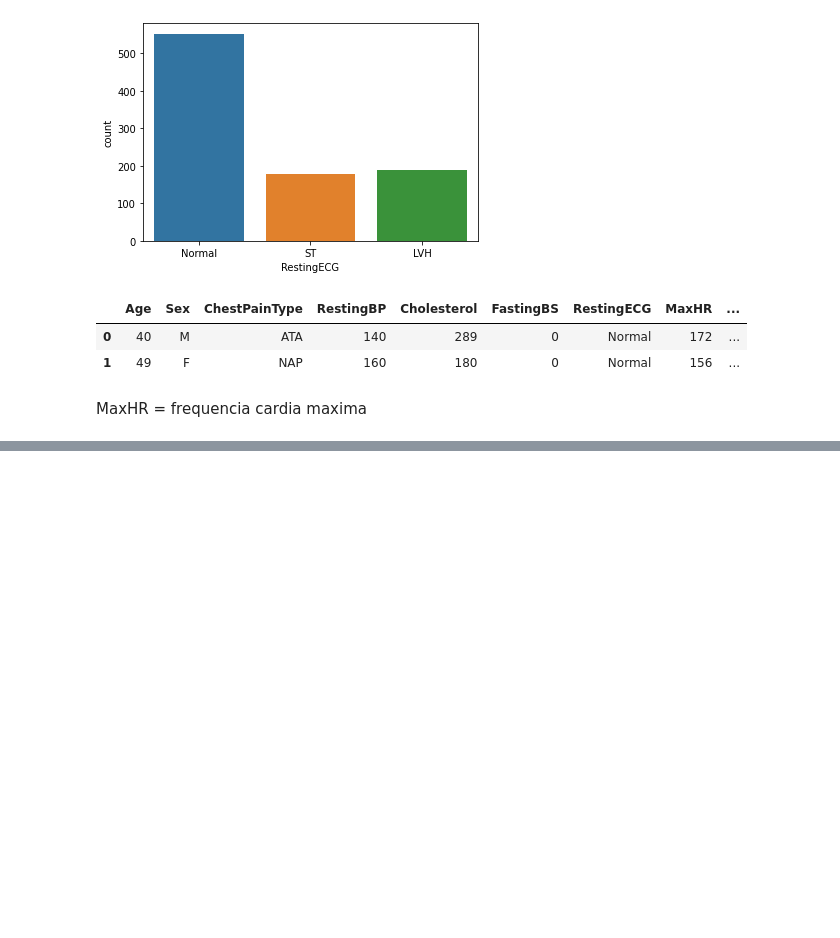
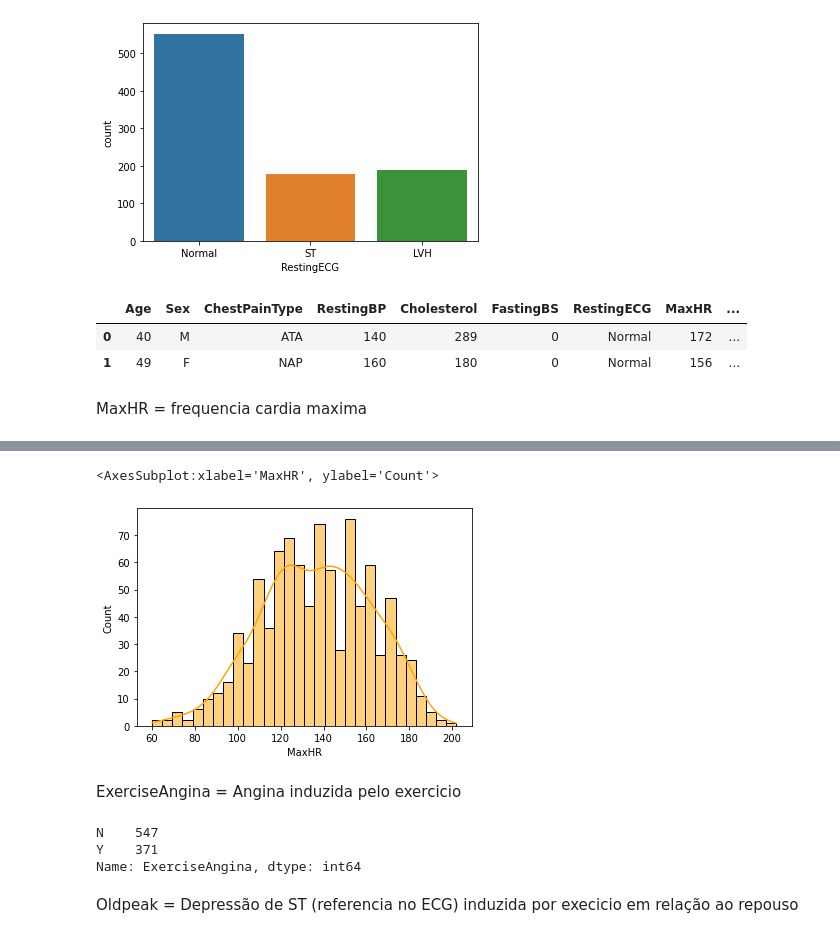
Before and after one commit to NityanandaBarbosa/Machine-Learning-Studies, a Jupyter notebook: supervised_learning_classification/exploring_analyzing_data.ipynb, the cells around one changed output, grey strips where cells are left out. Drawn from its saved outputs; the diff is of its cells as text; code cells hidden in the pictures; blank space fills up the shorter version.

```diff
--- a/supervised_learning_classification/exploring_analyzing_data.ipynb
+++ b/supervised_learning_classification/exploring_analyzing_data.ipynb
@@ -200,0 +214,13 @@ dados.MaxHR.value_counts();
+# %%
+sns.histplot(dados, x='MaxHR',bins=30, color='orange', kde=True, stat='count')
+# %% [output]
+<AxesSubplot:xlabel='MaxHR', ylabel='Count'>
+[figure, added]
+# %% [markdown]
+ExerciseAngina = Angina induzida pelo exercicio
+# %%
+dados.ExerciseAngina.value_counts().sort_index()
+# %% [output]
+N    547
+Y    371
+Name: ExerciseAngina, dtype: int64
@@ -200,0 +229,2 @@ dados.MaxHR.value_counts();
+# %% [markdown]
+Oldpeak = Depressão de ST (referencia no ECG) induzida por execicio em relação ao repouso
```
Also changed, not shown: parts of 18 cells of this notebook.
